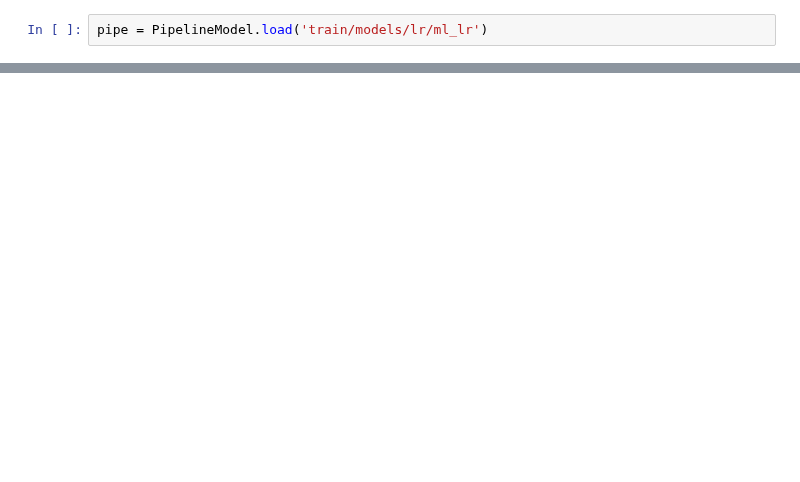
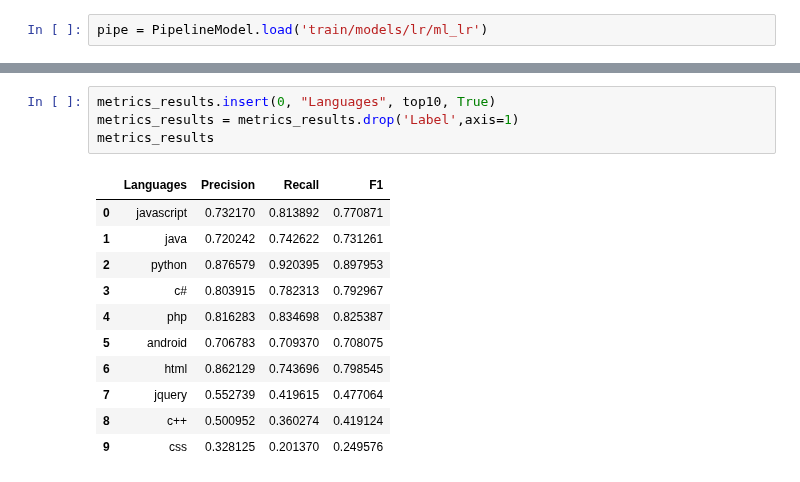
Before and after one commit to loicbausor/big_data_project, a Jupyter notebook: Notebooks/[ML] Multiclass classification.ipynb, the cells around one changed output, grey strips where cells are left out. Drawn from its saved outputs; the diff is of its cells as text; blank space fills up the shorter version.

```diff
--- a/Notebooks/[ML] Multiclass classification.ipynb
+++ b/Notebooks/[ML] Multiclass classification.ipynb
@@ -765,0 +326,16 @@ scikit-spark 0.4.0 requires six==1.11.0, but you have six 1.15.0 which is incomp
+# %%
+metrics_results.insert(0, "Languages", top10, True)
+metrics_results = metrics_results.drop('Label',axis=1)
+metrics_results
+# %% [output]
+|  | Languages | Precision | Recall | F1 |
+| 0 | javascript | 0.732170 | 0.813892 | 0.770871 |
+| 1 | java | 0.720242 | 0.742622 | 0.731261 |
+| 2 | python | 0.876579 | 0.920395 | 0.897953 |
+| 3 | c# | 0.803915 | 0.782313 | 0.792967 |
+| 4 | php | 0.816283 | 0.834698 | 0.825387 |
+| 5 | android | 0.706783 | 0.709370 | 0.708075 |
+| 6 | html | 0.862129 | 0.743696 | 0.798545 |
+| 7 | jquery | 0.552739 | 0.419615 | 0.477064 |
+| 8 | c++ | 0.500952 | 0.360274 | 0.419124 |
+| 9 | css | 0.328125 | 0.201370 | 0.249576 |
```
Also changed, not shown: parts of 51 cells of this notebook, 26 other files.
